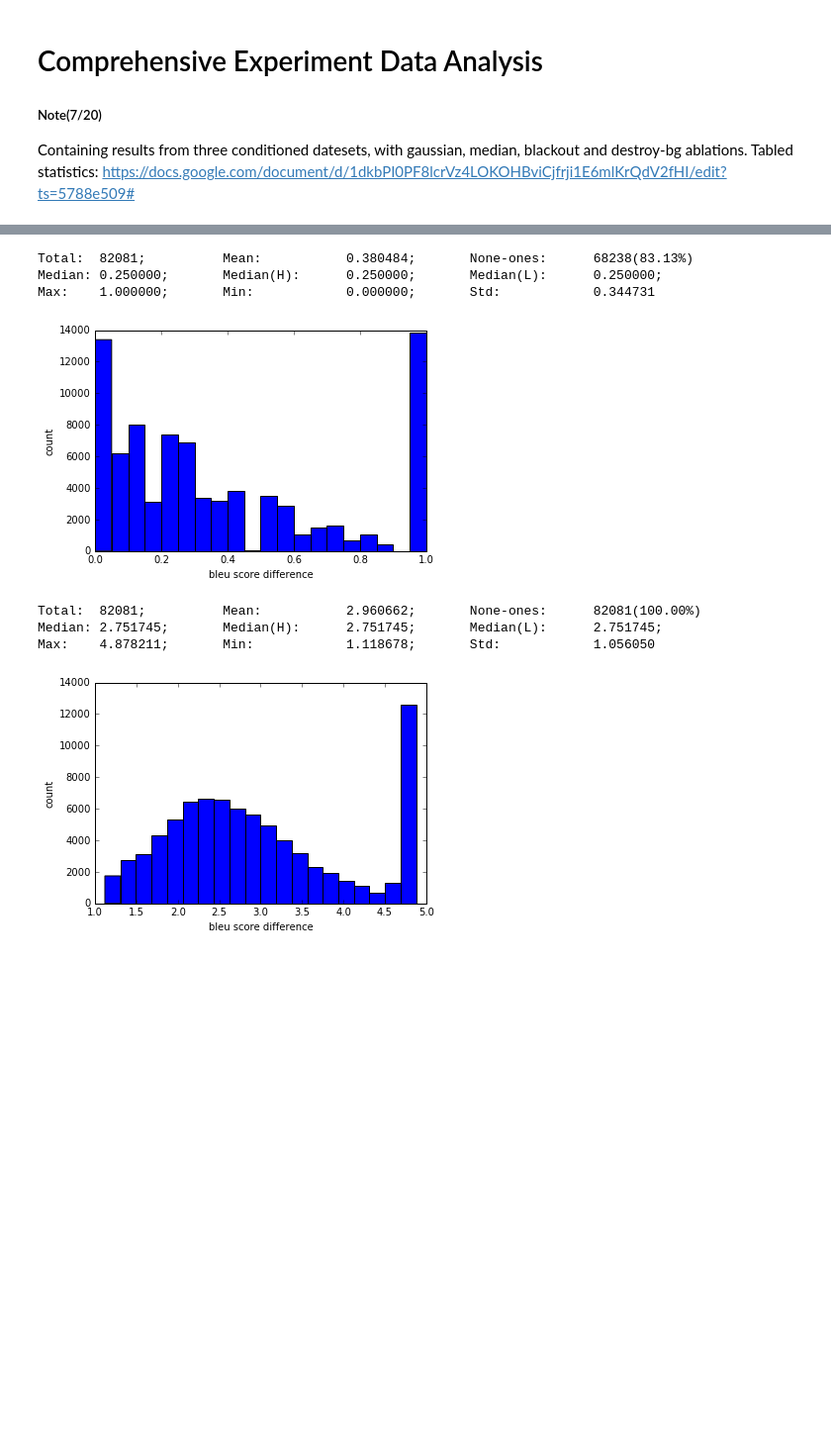
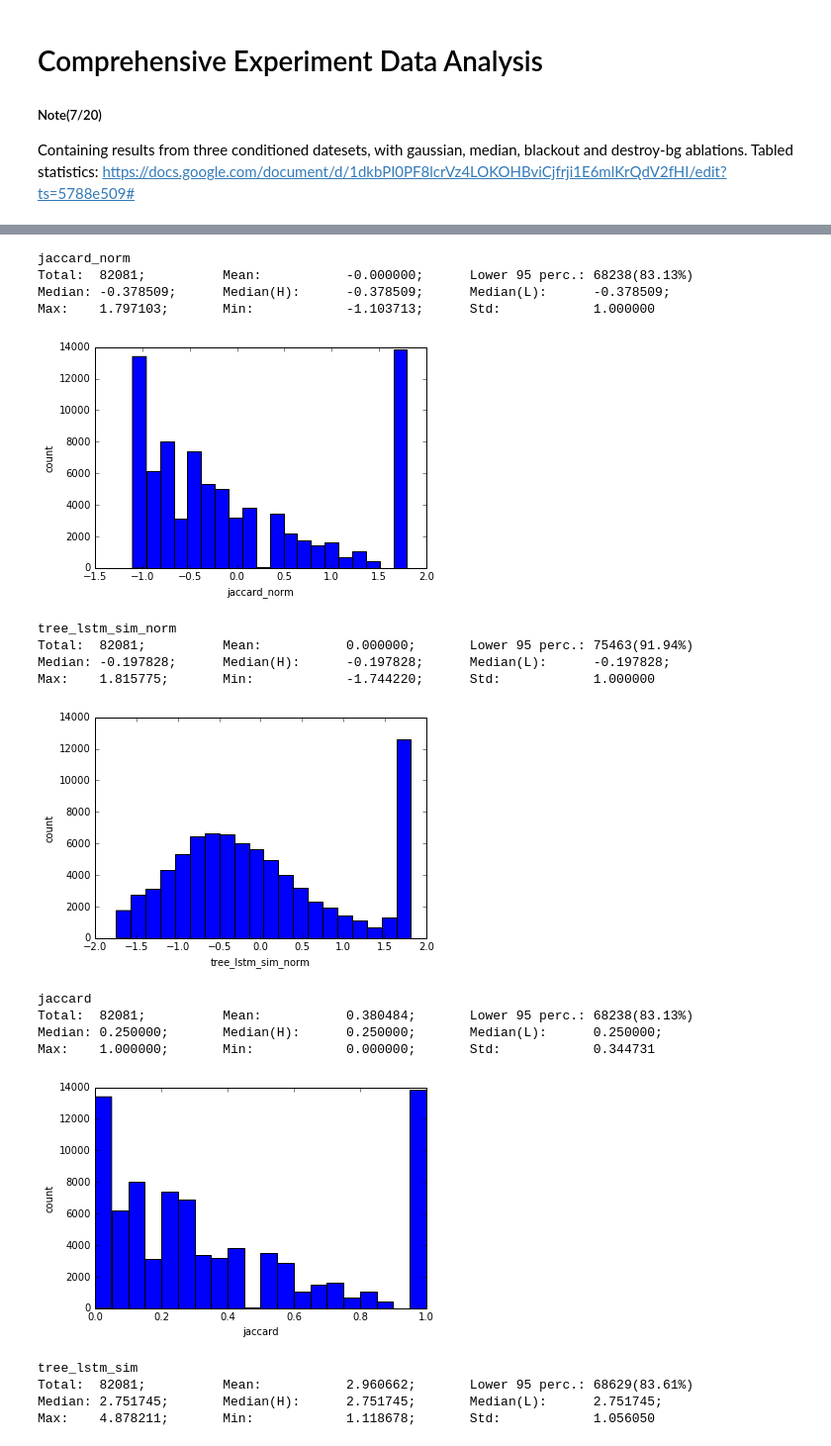
Before and after one commit to stevenygd/textmatters, a Jupyter notebook: ComprehensiveExperiment.ipynb, the cells around one changed output, grey strips where cells are left out. Shown at 99% size. Cells and saved outputs as stored; diff of their text form; code cells hidden in the pictures; blank space fills up the shorter version.

```diff
--- a/ComprehensiveExperiment.ipynb
+++ b/ComprehensiveExperiment.ipynb
@@ -119,10 +120,24 @@ def look_up_image(title, img_id, logs, show_original = True):
     plt.show()
     return orig_img, ablt_img
 
-def get_expr_summary(log_file='', in_path=IN_DIR, out_path=OUT_DIR, num=1, datafield='score', pick_one = False):
+def normalize_data(logs, df):
+    imgid = [k           for k, x in logs.iteritems() if isinstance(x,dict)]
+    data  = [logs[x][df] for x    in imgid]
+    mean  = statistics.mean(data)
+    stdv  = statistics.stdev(data)
+    for mid in imgid:
+        logs[mid].update({"%s_norm"%df : (logs[mid][df] - mean) / float(stdv)})
+    return logs
+
+def get_expr_summary(log_file='', in_path=IN_DIR, out_path=OUT_DIR, num=1,
+                     datafield='jaccard', pick_one = False, show_normalized = True):
     logs = cPickle.load(open(os.path.join(CWD, log_file)))
-    scores = [(k,x[datafield]) for k, x in logs.iteritems() if isinstance(x,dict)]
-    get_stat(map(lambda x: x[1], scores), title=datafield)
+    logs = normalize_data(logs, datafield)
+    cPickle.dump(logs, open(os.path.join(CWD, log_file), 'w+'))
+
+    df = datafield if not show_normalized else "%s_norm"%datafield
+    scores = [(k,x[df]) for k, x in logs.iteritems() if isinstance(x,dict)]
+    get_stat(map(lambda x: x[1], scores), title=df)
 
     sorted_scores_idx = sorted(scores, key=lambda x: x[1])   # sort by score
     if pick_one:
@@ -130,3 +145,16 @@ def get_expr_summary(log_file='', in_path=IN_DIR, out_path=OUT_DIR, num=1, dataf
             look_up_image("Images with lowest scores:",idx, logs)
 
     return logs, sorted_scores_idx
+
+def show_score_diff(log, df1, df2):
+    kdiff = [(k,x[df1] - x[df2]) for k, x in log.iteritems() if isinstance(x,dict)]
+    diff  = [x for _, x in kdiff]
+    plt.figure()
+    plt.title("Difference between %s and %s"%(df1, df2))
+    plt.hist(diff, bins = 50)
+    plt.show()
+
+    print "Normality Test Score:%s, %s" % scipy.stats.mstats.normaltest(diff)
+
+    mean_sqrt_diff = np.mean([x**2 for x in diff])
+    print "Mean Square Difference:%s"%mean_sqrt_diff
@@ -230,13 +352,26 @@ Max:    1.000000;       Min:            0.000000;       Std:            0.271832
 # %%
 logs, _ = get_expr_summary(log_file=os.path.join("stats","no_text","bgdestroy.pkl"))
 logs, _ = get_expr_summary(log_file=os.path.join("stats","no_text","bgdestroy.pkl"), datafield='tree_lstm_sim')
-# get_expr_summary(log_file='no_text_has_instances.pkl')
+logs, _ = get_expr_summary(log_file=os.path.join("stats","no_text","bgdestroy.pkl"), show_normalized=False)
+logs, _ = get_expr_summary(log_file=os.path.join("stats","no_text","bgdestroy.pkl"), datafield='tree_lstm_sim', show_normalized=False)
+show_score_diff(logs, 'jaccard_norm', 'tree_lstm_sim_norm')
 # %% [output]
-Total:  82081;          Mean:           0.380484;       None-ones:      68238(83.13%)
-Median: 0.250000;       Median(H):      0.250000;       Median(L):      0.250000;
-Max:    1.000000;       Min:            0.000000;       Std:            0.344731
+jaccard_norm
+Total:  82081;          Mean:           -0.000000;      Lower 95 perc.: 68238(83.13%)
+Median: -0.378509;      Median(H):      -0.378509;      Median(L):      -0.378509;
+Max:    1.797103;       Min:            -1.103713;      Std:            1.000000
-[figure, old version]
+[figure, new version]
-Total:  82081;          Mean:           2.960662;       None-ones:      82081(100.00%)
-Median: 2.751745;       Median(H):      2.751745;       Median(L):      2.751745;
-Max:    4.878211;       Min:            1.118678;       Std:            1.056050
+tree_lstm_sim_norm
+Total:  82081;          Mean:           0.000000;       Lower 95 perc.: 75463(91.94%)
+Median: -0.197828;      Median(H):      -0.197828;      Median(L):      -0.197828;
+Max:    1.815775;       Min:            -1.744220;      Std:            1.000000
-[figure, old version]
+[figure, new version]
+jaccard
+Total:  82081;          Mean:           0.380484;       Lower 95 perc.: 68238(83.13%)
+Median: 0.250000;       Median(H):      0.250000;       Median(L):      0.250000;
+Max:    1.000000;       Min:            0.000000;       Std:            0.344731
+[figure, added]
+tree_lstm_sim
+Total:  82081;          Mean:           2.960662;       Lower 95 perc.: 68629(83.61%)
+Median: 2.751745;       Median(H):      2.751745;       Median(L):      2.751745;
+Max:    4.878211;       Min:            1.118678;       Std:            1.056050
```
Also changed, not shown: parts of 10 cells of this notebook.
